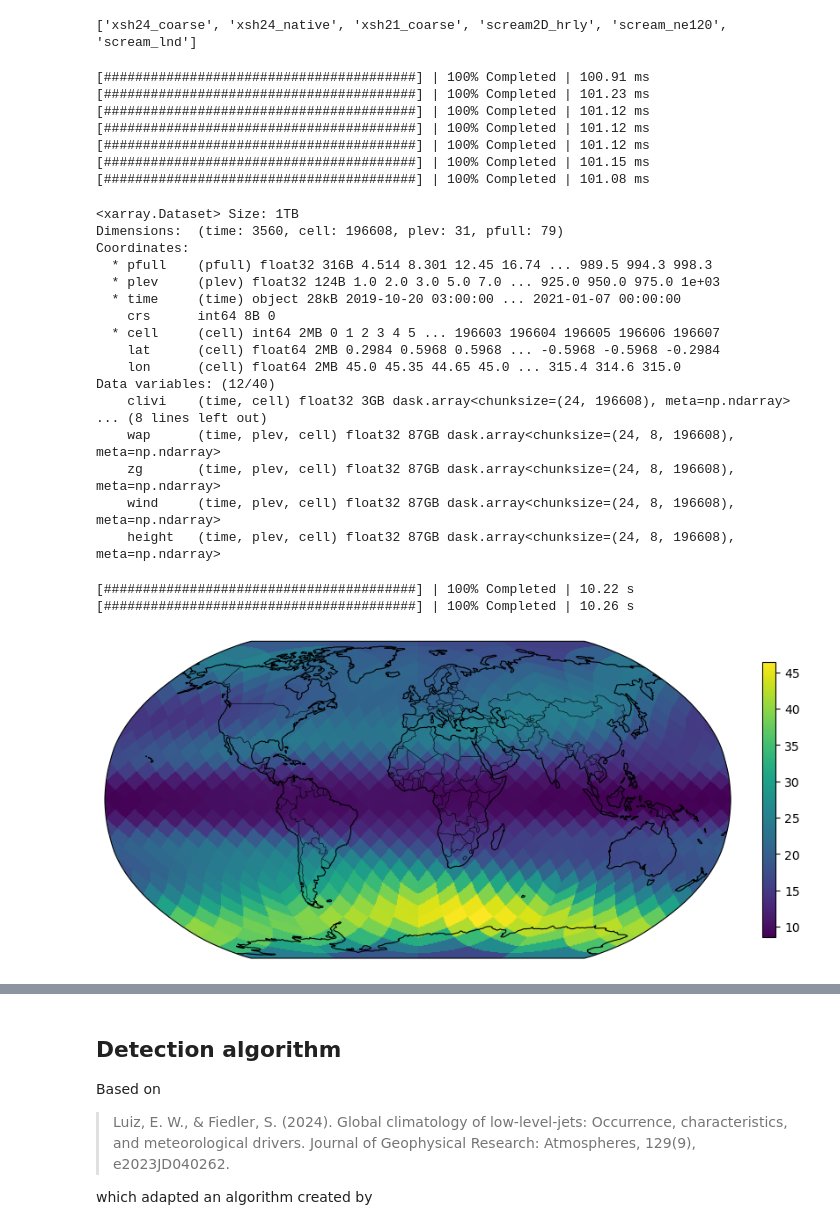
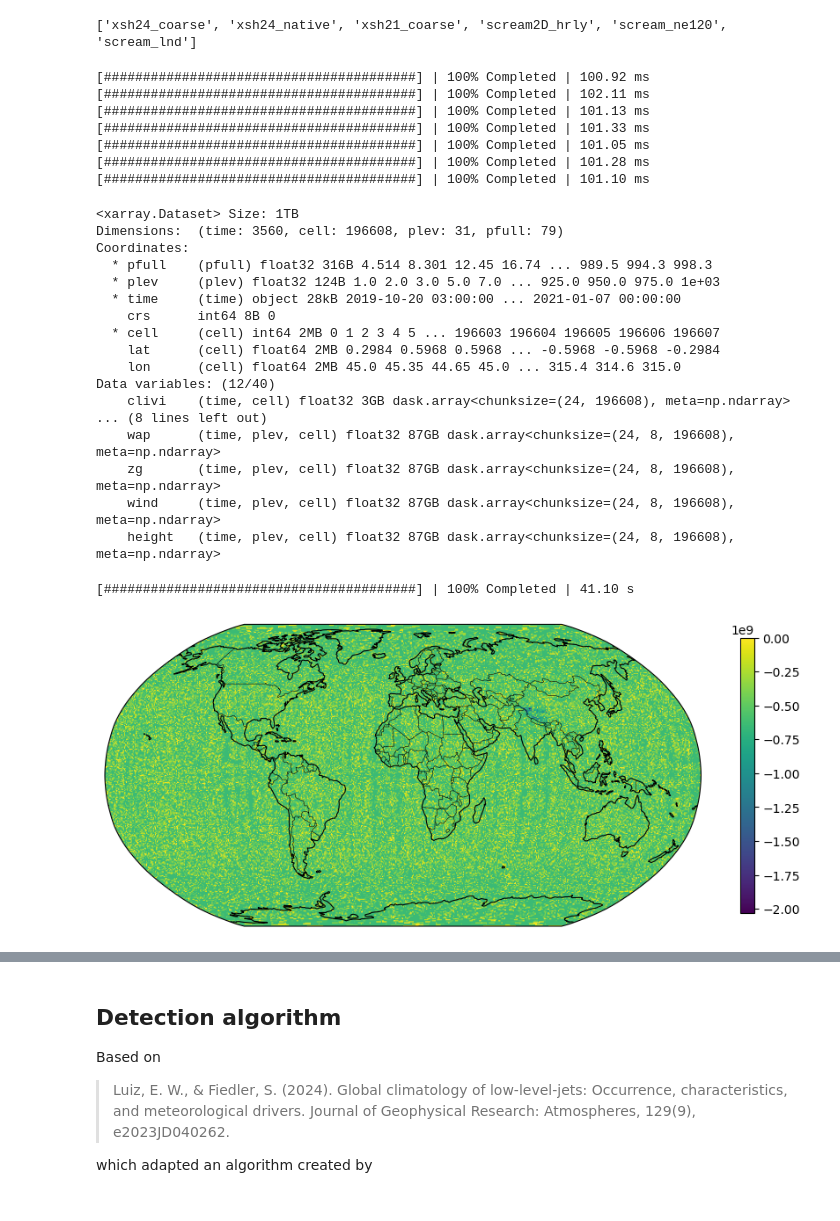
Before and after one commit to ivalencius/hk25-jet-mcs, a Jupyter notebook: global-jets.ipynb, the cells around one changed output, grey strips where cells are left out. Saved outputs shown, nothing was run; the diff lists cells and outputs as text; code cells hidden in the pictures.

```diff
--- a/global-jets.ipynb
+++ b/global-jets.ipynb
@@ -38,7 +67,7 @@ print (list(combo_cat))
 def preprocess(ds):
     res = ds \
         .assign(wind=lambda x: np.sqrt(x['ua']**2 + x['va']**2)) \
-        .assign(height=lambda x: x['zg'] / 9.807) # geopotential
+        .assign(height=lambda x: x['zg']) # geopotential height (basically height)
     #.assign(swind=lambda x: np.sqrt(x['uas']**2 + x['vas']**2)) \
     return res
 # %%
@@ -56,13 +85,13 @@ ds_scream = combo_cat.scream_ne120(zoom=zoom_select).to_dask()
 ds_scream = ds_scream.pipe(egh.attach_coords)
 ds
 # %% [output]
-[########################################] | 100% Completed | 100.91 ms
-[########################################] | 100% Completed | 101.23 ms
-[########################################] | 100% Completed | 101.12 ms
-[########################################] | 100% Completed | 101.12 ms
-[########################################] | 100% Completed | 101.12 ms
-[########################################] | 100% Completed | 101.15 ms
-[########################################] | 100% Completed | 101.08 ms
+[########################################] | 100% Completed | 100.92 ms
+[########################################] | 100% Completed | 102.11 ms
+[########################################] | 100% Completed | 101.13 ms
+[########################################] | 100% Completed | 101.33 ms
+[########################################] | 100% Completed | 101.05 ms
+[########################################] | 100% Completed | 101.28 ms
+[########################################] | 100% Completed | 101.10 ms
 <xarray.Dataset> Size: 1TB
 Dimensions:  (time: 3560, cell: 196608, plev: 31, pfull: 79)
 Coordinates:
@@ -113,9 +112,8 @@ def usmap(var, **kwargs):
 # %%
-worldmap(ds.wind.sel(time=slice('2020-01-01', '2020-12-31')).mean(dim=['time', 'plev']))
+worldmap(ds.zg.sel(time=slice('2020-01-01', '2020-12-31')).mean(dim=['time', 'plev']))
 # %% [output]
-[########################################] | 100% Completed | 10.22 s
-[########################################] | 100% Completed | 10.26 s
+[########################################] | 100% Completed | 41.10 s
-[figure, old version]
+[figure, new version]
 # %%
 ds.wind.sel(time=slice('2020-01-01', '2020-02-01')).mean('time').groupby('lat').mean(skipna=True).plot()
 # %% [output]
```
Also changed, not shown: parts of 10 cells of this notebook.
